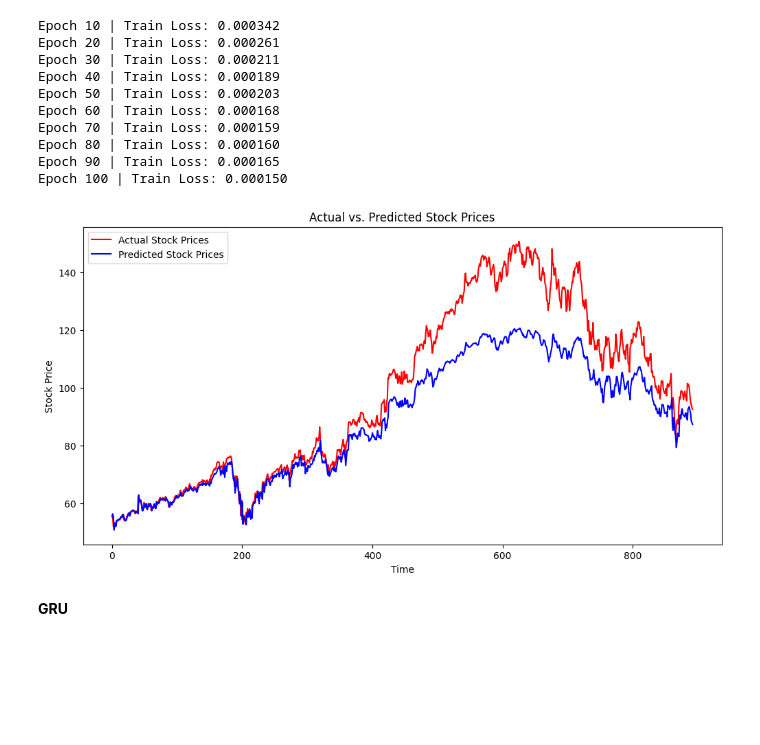
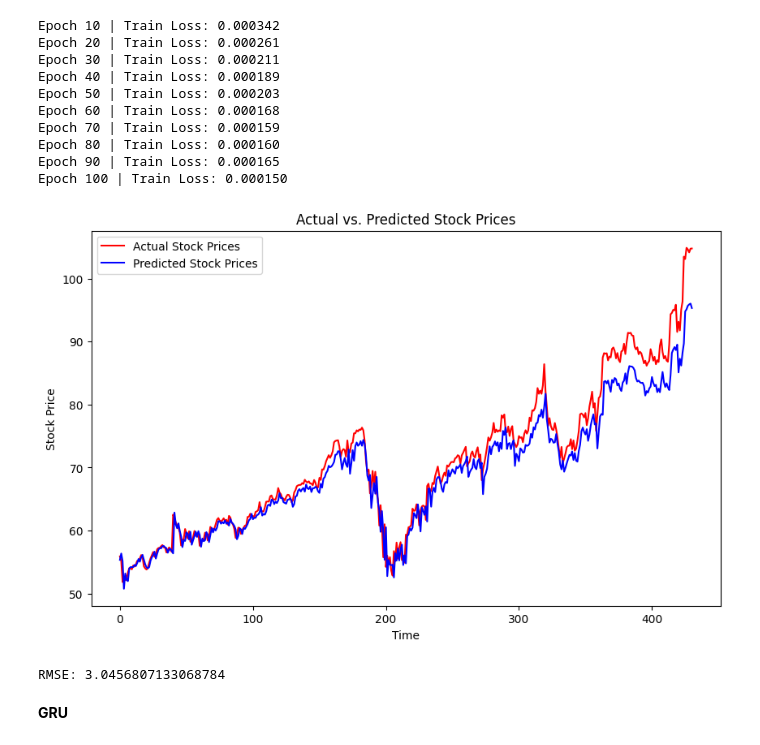
Before and after one commit to dasgauranga2/RNN-Stock-Price-Prediction, a Jupyter notebook: Assignment 3.ipynb, the cells around one changed output. Drawn from its saved outputs; the diff is of its cells as text; code cells hidden in the pictures; blank space fills up the shorter version.

```diff
--- a/Assignment 3.ipynb
+++ b/Assignment 3.ipynb
@@ -353,10 +371,15 @@ Epoch 70 | Train Loss: 0.000159
 Epoch 80 | Train Loss: 0.000160
 Epoch 90 | Train Loss: 0.000165
 Epoch 100 | Train Loss: 0.000150
-# %%
-evaluate(model, test_data)
-# %% [output]
-[figure, removed]
+# %%
+rmse = evaluate(model, valid_data)
+if rmse < best_rmse:
+    best_rmse = rmse
+    best_model = model
+    best_model_name = 'LSTM'
+# %% [output]
+[figure, added]
+RMSE: 3.0456807133068784
 # %% [markdown]
 **GRU**
 # %%
```
Also changed, not shown: parts of 17 cells of this notebook.
